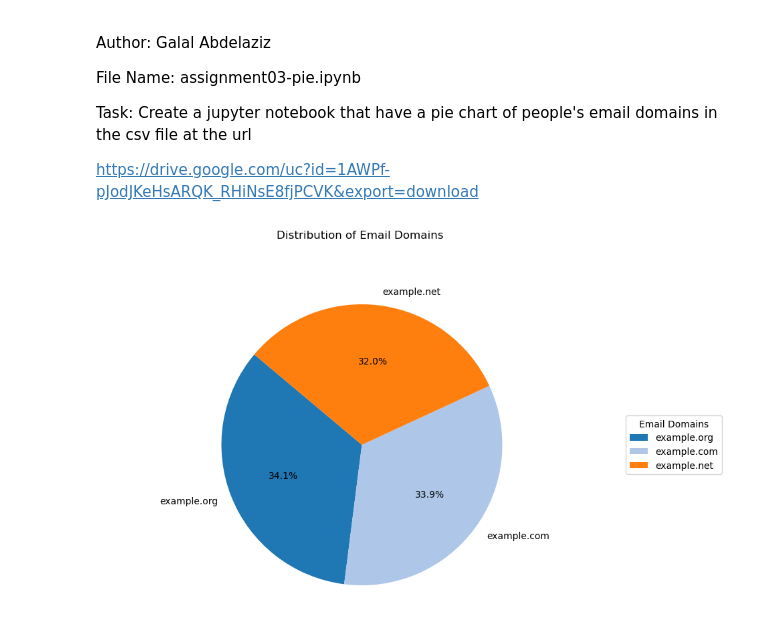
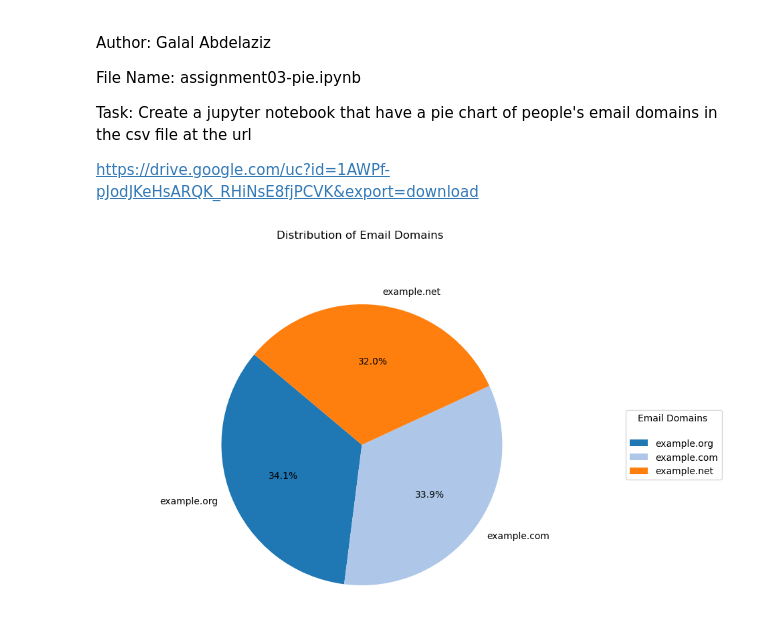
Before and after one commit to Galal-Abdelaziz/PFDA-assignments, a Jupyter notebook: assignment03-pie.ipynb, the cells around one changed output. Cells and saved outputs as stored; diff of their text form; code cells hidden in the pictures.

```diff
--- a/assignment03-pie.ipynb
+++ b/assignment03-pie.ipynb
@@ -11,30 +11,30 @@ https://drive.google.com/uc?id=1AWPf-pJodJKeHsARQK_RHiNsE8fjPCVK&export=download
 # %%
 import pandas as pd
 import matplotlib.pyplot as plt
 
 # Load the email data from the CSV file
 file_path = 'emails.csv'
 data = pd.read_csv(file_path)
 
 # Extract email domains from the 'Email' column
 data['Domain'] = data['Email'].apply(lambda x: x.split('@')[1])
 
 # Count the occurrences of each domain
 domain_counts = data['Domain'].value_counts()
 
 # Create the pie chart
 plt.figure(figsize=(10, 6))
 
 # Create the pie chart and assign colors to slices
 colors = plt.cm.tab20(range(len(domain_counts)))  # Use a colormap for colors
 wedges, texts, autotexts = plt.pie(domain_counts, labels=domain_counts.index, autopct='%1.1f%%', startangle=140, colors=colors)
 
 plt.title('Distribution of Email Domains \n\n\n\n')
 plt.axis('equal')
 
 # Add a legend using the domain counts
-plt.legend(wedges, domain_counts.index, title="Email Domains", loc="center left", bbox_to_anchor=(1, 0, 0.5, 1))
+plt.legend(wedges, domain_counts.index, title="Email Domains \n", loc="center left", bbox_to_anchor=(1, 0, 0.5, 1))
 
 plt.show()
 # %% [output]
-[figure, old version]
+[figure, new version]
```
